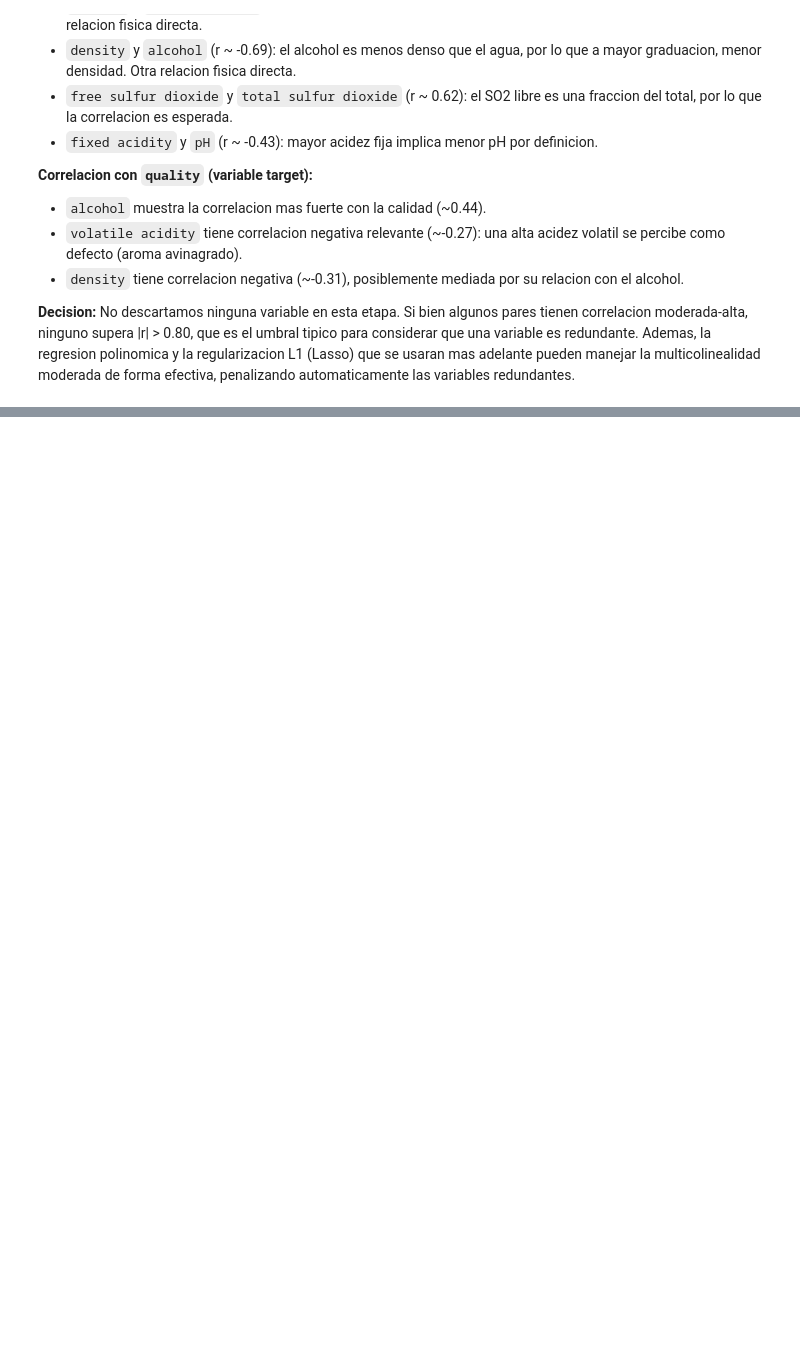
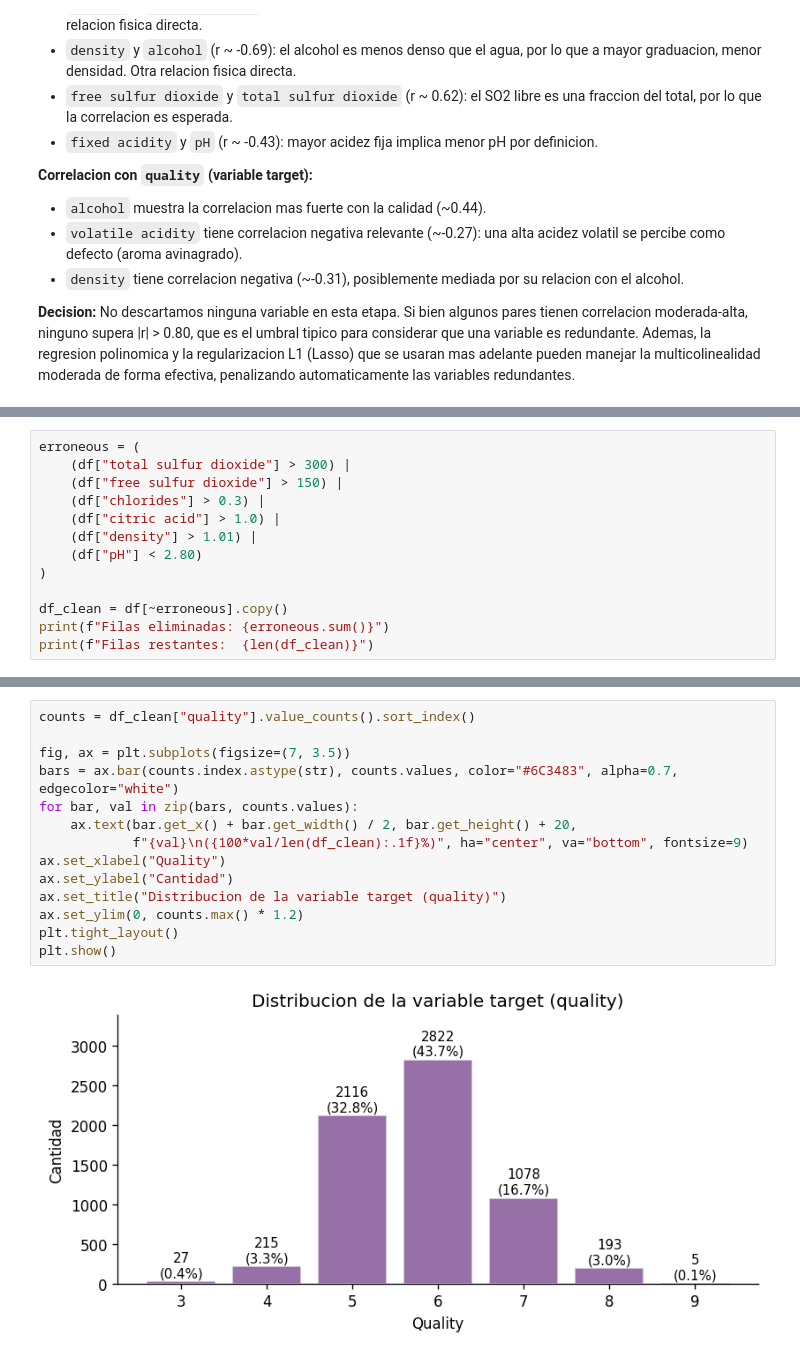
Before and after one commit to Machine-Learning-itba/tp-1, a Jupyter notebook: tp1_eda.ipynb, the cells around one changed output, grey strips where cells are left out. Drawn from its saved outputs; the diff is of its cells as text; blank space fills up the shorter version.

```diff
--- a/tp1_eda.ipynb
+++ b/tp1_eda.ipynb
@@ -377,0 +388,13 @@ moderada de forma efectiva, penalizando automaticamente las variables redundante
+# %%
+erroneous = (
+    (df["total sulfur dioxide"] > 300) |
+    (df["free sulfur dioxide"] > 150) |
+    (df["chlorides"] > 0.3) |
+    (df["citric acid"] > 1.0) |
+    (df["density"] > 1.01) |
+    (df["pH"] < 2.80)
+)
+
+df_clean = df[~erroneous].copy()
+print(f"Filas eliminadas: {erroneous.sum()}")
+print(f"Filas restantes:  {len(df_clean)}")
@@ -377,0 +426,16 @@ moderada de forma efectiva, penalizando automaticamente las variables redundante
+# %%
+counts = df_clean["quality"].value_counts().sort_index()
+
+fig, ax = plt.subplots(figsize=(7, 3.5))
+bars = ax.bar(counts.index.astype(str), counts.values, color="#6C3483", alpha=0.7, edgecolor="white")
+for bar, val in zip(bars, counts.values):
+    ax.text(bar.get_x() + bar.get_width() / 2, bar.get_height() + 20,
+            f"{val}\n({100*val/len(df_clean):.1f}%)", ha="center", va="bottom", fontsize=9)
+ax.set_xlabel("Quality")
+ax.set_ylabel("Cantidad")
+ax.set_title("Distribucion de la variable target (quality)")
+ax.set_ylim(0, counts.max() * 1.2)
+plt.tight_layout()
+plt.show()
+# %% [output]
+[figure, added]
```
Also changed, not shown: parts of 11 cells of this notebook, 18 other files.
